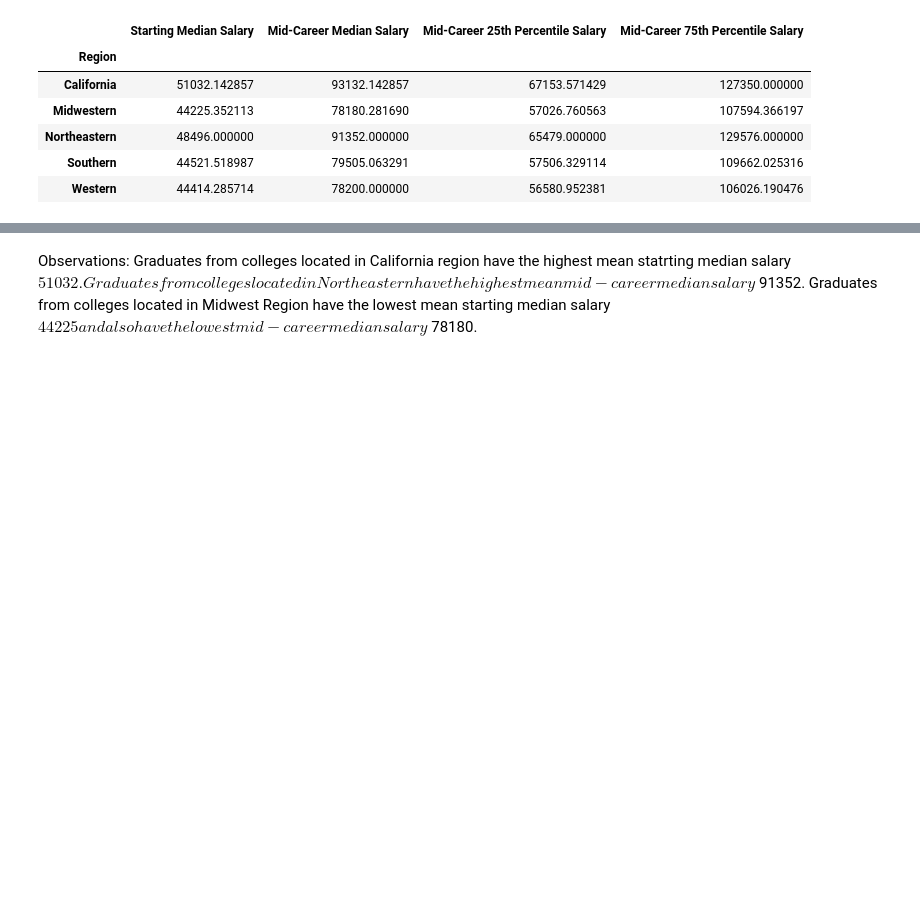
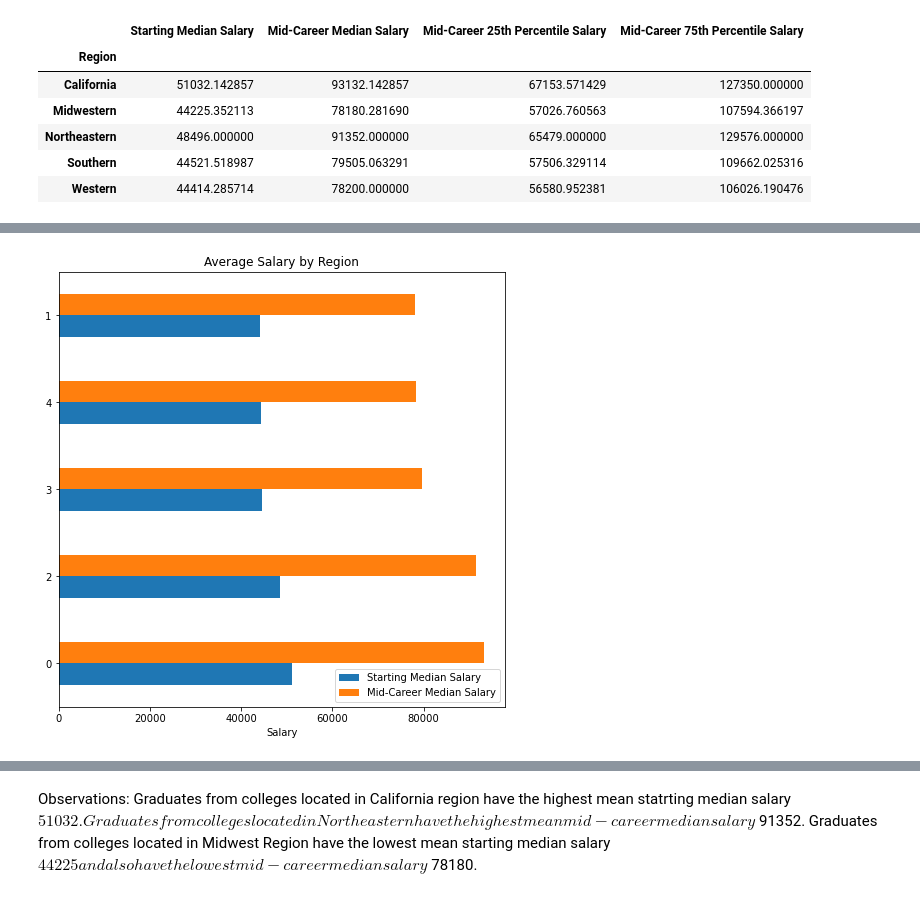
Before and after one commit to xinwang-us/DataScienceCapstoneTwo, a Jupyter notebook: CapstoneProject2_EDA.ipynb, the cells around one changed output, grey strips where cells are left out. Saved outputs shown, nothing was run; the diff lists cells and outputs as text; code cells hidden in the pictures; blank space fills up the shorter version.

```diff
--- a/CapstoneProject2_EDA.ipynb
+++ b/CapstoneProject2_EDA.ipynb
@@ -258,0 +241,4 @@ See the caveats in the documentation: https://pandas.pydata.org/pandas-docs/stab
+# %%
+region_salary_mean= salaries_by_region_df.groupby('Region')[['Starting Median Salary', \
+                                                                              'Mid-Career Median Salary']].mean()
+college_type_salary_mean.head(10)
@@ -258,0 +253,6 @@ See the caveats in the documentation: https://pandas.pydata.org/pandas-docs/stab
+# %%
+(region_salary_mean.sort_values(by='Starting Median Salary', ascending=False).plot(kind='barh', \
+                                figsize=(8,8), title ='Average Salary by Region'))
+plt.xlabel('Salary');
+# %% [output]
+[figure, added]
```
Also changed, not shown: parts of 11 cells of this notebook.
